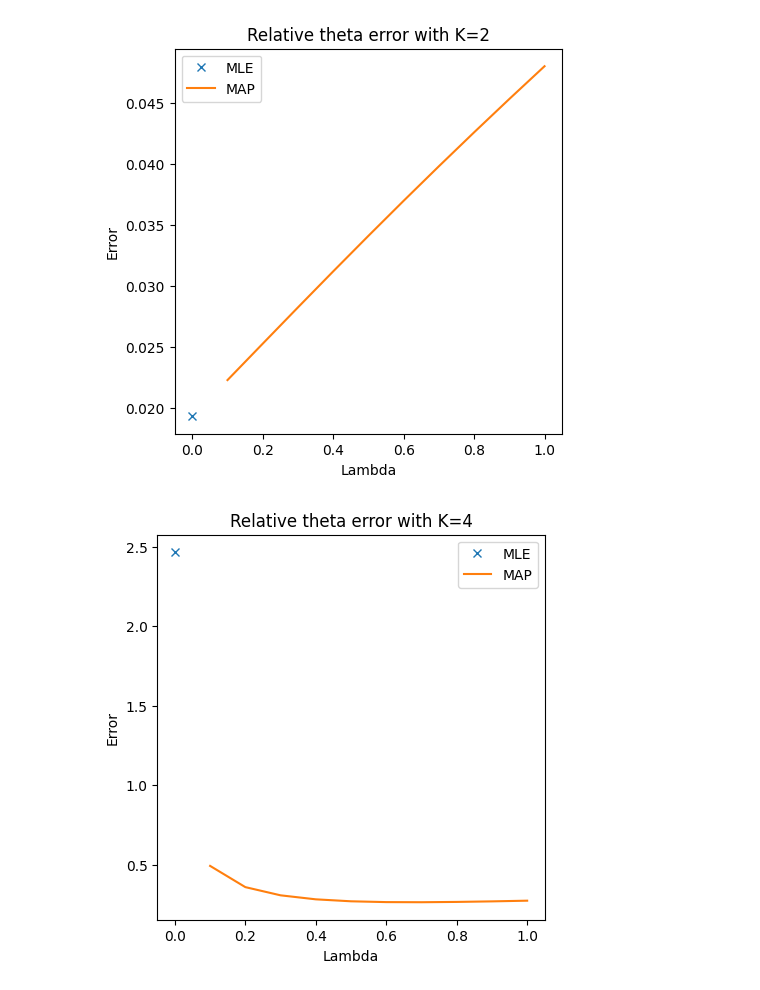
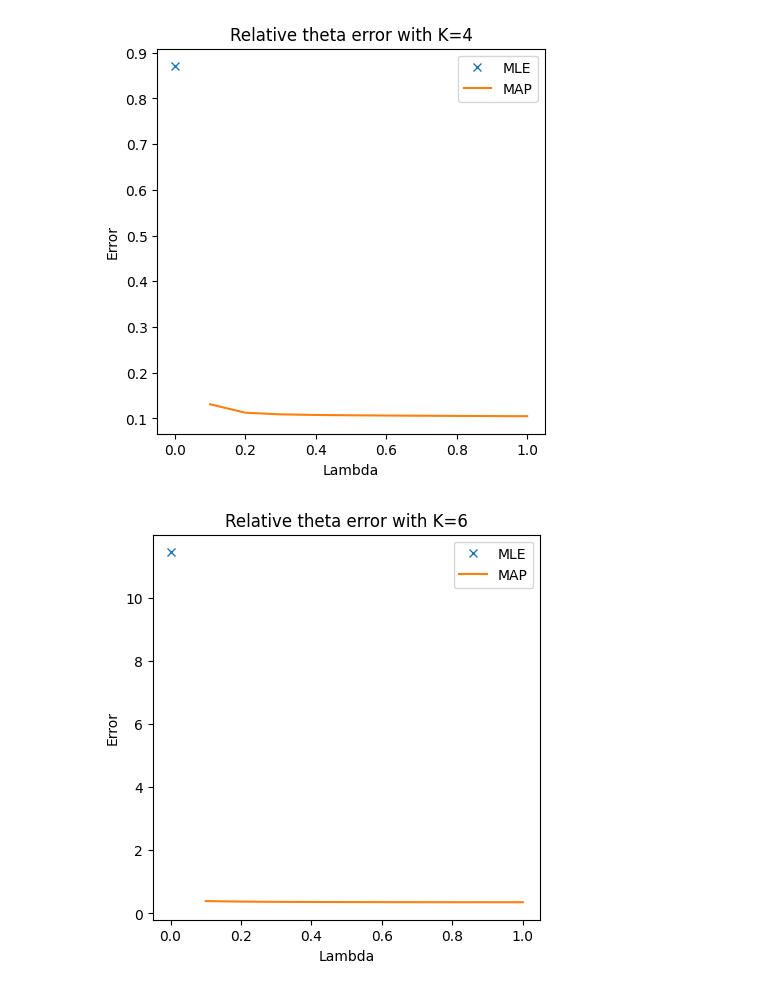
Before and after one commit to MatteoVannucchi0/SMMA-Lab, a Jupyter notebook: Homework4.ipynb, the cells around one changed output. Cells and saved outputs as stored; diff of their text form; code cells hidden in the pictures.

```diff
--- a/Homework4.ipynb
+++ b/Homework4.ipynb
@@ -50,7 +50,7 @@ def shuffle_and_split_dataset(X, Y, n_train):
 
     return split_dataset(X, Y, n_train)
 # %%
-K = 2
+K = 4
 a = 0
 b = 1
 N = 200
@@ -332,13 +332,13 @@ comparison_between_mle_map_absolute_error(70, np.linspace(0.1,1,10))
 # %%
 def relative_error_between_theta(theta, _):
     theta_true_padded = np.pad(theta_true, (0, len(theta) - len(theta_true)))
     return np.linalg.norm(theta - theta_true_padded) / np.linalg.norm(theta_true_padded)
 
 def comparison_between_theta_true(ks, lambdas):
     for k in ks:
         comparison_between_mle_map(k, lambdas, error_func=relative_error_between_theta, title=f"Relative theta error with K={k}")
 
-comparison_between_theta_true([2, 4, 7], np.linspace(0.1,1,10))
+comparison_between_theta_true([4, 6, 8], np.linspace(0.1,1,10))
 # %% [output]
-[figure, old version]
+[figure, new version]
-[figure, old version]
+[figure, new version]
```
Also changed, not shown: parts of 12 cells of this notebook.
